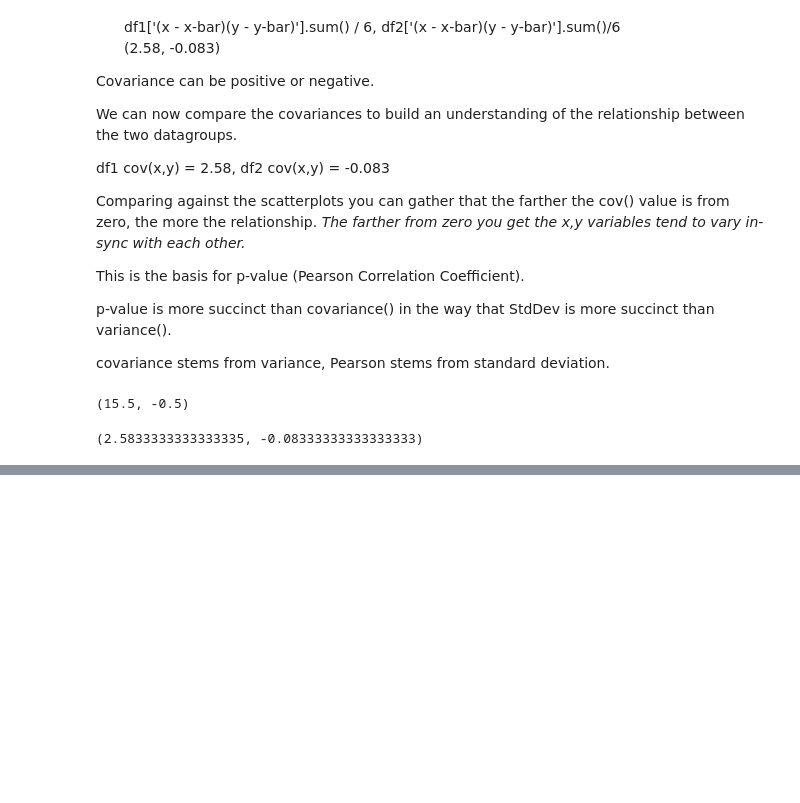
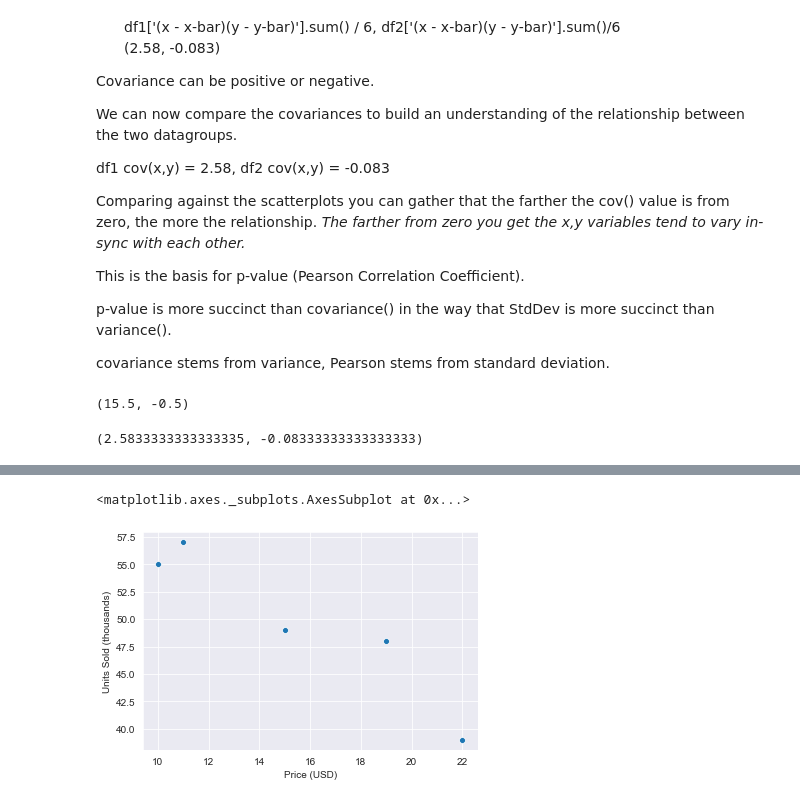
Before and after one commit to jsutch/statistics_review, a Jupyter notebook: 1. Intro. Data.ipynb, the cells around one changed output, grey strips where cells are left out. Saved outputs shown, nothing was run; the diff lists cells and outputs as text; code cells hidden in the pictures; blank space fills up the shorter version.

```diff
--- a/1. Intro. Data.ipynb
+++ b/1. Intro. Data.ipynb
@@ -586,0 +628,8 @@ df1['(x - x-bar)(y - y-bar)'].sum() / 6, df2['(x - x-bar)(y - y-bar)'].sum()/6
+# %%
+df10['x-bar'] = df10['Price (USD)'].mean()
+df10['y-bar'] = df10['Units Sold (thousands)'].mean()
+df10['(x - x-bar)'] =  df10['Price (USD)'] - df10['x-bar']
+df10['(y - y-bar)'] =  df10['Units Sold (thousands)'] - df10['y-bar']
+df10['(x - x-bar)(y - y-bar)']  = df10['(x - x-bar)']* df10['(y - y-bar)']
+df10['(x - x-bar)^2'] = df10['(x - x-bar)']** 2
+df10['(y - y-bar)^2'] = df10['(y - y-bar)'] **2
@@ -586,0 +670,5 @@ df1['(x - x-bar)(y - y-bar)'].sum() / 6, df2['(x - x-bar)(y - y-bar)'].sum()/6
+# %%
+sns.scatterplot(df10['Price (USD)'],df10['Units Sold (thousands)'])
+# %% [output]
+<matplotlib.axes._subplots.AxesSubplot at 0x...>
+[figure, added]
```
Also changed, not shown: parts of 11 cells of this notebook, 1 other file.
